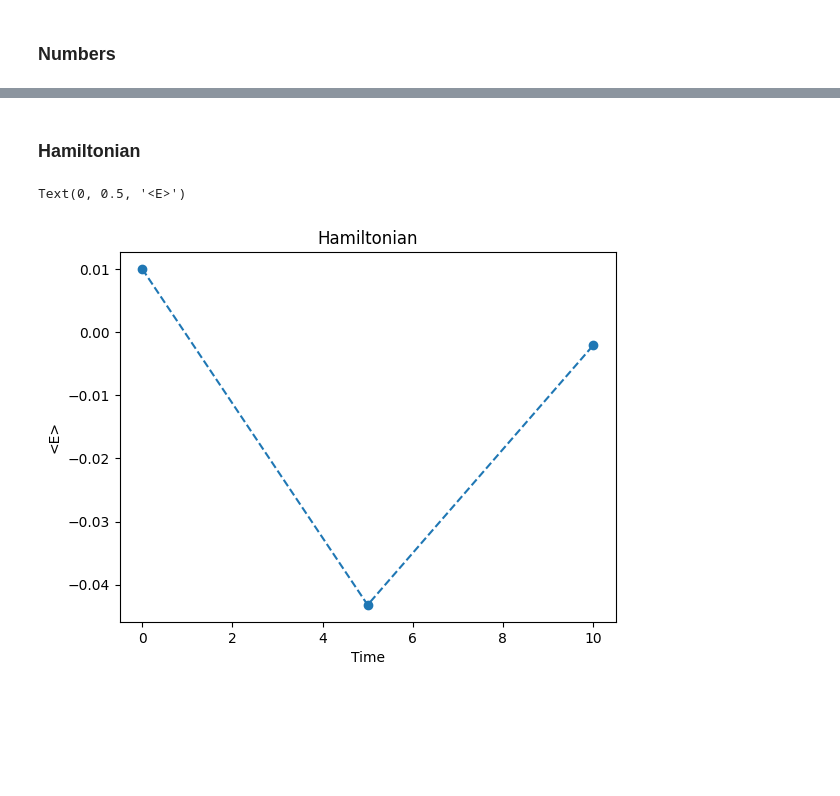
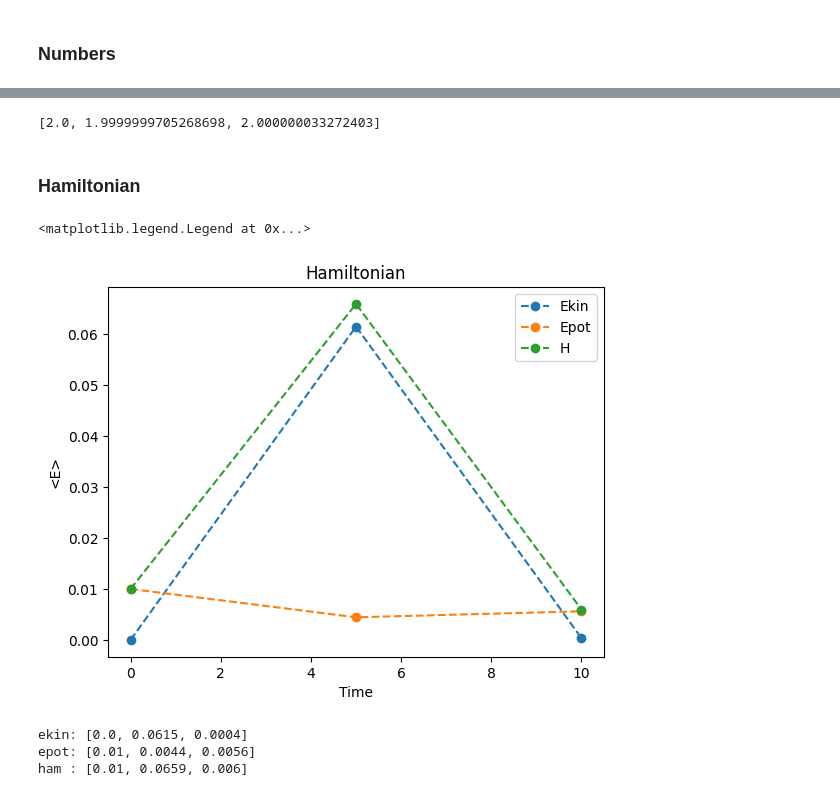
Before and after one commit to rodolfocarobene/qudit_simulations, a Jupyter notebook: notebooks/tv_model.ipynb, the cells around one changed output, grey strips where cells are left out. Cells and saved outputs as stored; diff of their text form; code cells hidden in the pictures; blank space fills up the shorter version.

```diff
--- a/notebooks/tv_model.ipynb
+++ b/notebooks/tv_model.ipynb
@@ -114,8 +128,7 @@ def evolve(qudits, temps, initial=None, T=1, V=0, exact=False, shots=10):
         initial = []
 
     if len(temps) > 1:
-        if V != 0:
-            evolution_number = evolve_gate(DoubleNumberGate)(C = V, t = temps[1]-temps[0])
+        evolution_number = evolve_gate(DoubleNumberGate)(C=V, t = temps[1]-temps[0])
         evolution_horizontal_hop = evolve_gate(HopXGate)(C=T, t = temps[1]-temps[0])
         evolution_vertical_hop = evolve_gate(HopYGate)(C=T, t = temps[1]-temps[0])
 
@@ -258,10 +327,9 @@ initial_circuit = [
     #Project_Constraint()(qudits[1][2], qudits[1][3], qudits[0][3], qudits[0][2]),
     #Project_Constraint()(qudits[0][3], qudits[0][0], qudits[0][1], qudits[1][3]),
 
-    #AddPair()(qudits[0][0], qudits[0][1]),
-    #AddPair()(qudits[0][2], qudits[0][3]),
-    AddPair()(qudits[1][0], qudits[1][1]),
-    #AddPair()(qudits[1][2], qudits[1][3]),
+    AddPair()(qudits[0][0], qudits[0][1]),
+    #Hopx()(qudits[0][1], qudits[0][2]),
+    #AddCoupledPair()(qudits[0][1], qudits[0][0], qudits[0][2]),
 
 ]
 
@@ -383,3 +466,8 @@ plt.legend()
+# %%
+x_sum = [sum(values[idx] for values in num_evol_res.values()) for idx in range(len(num_evol_res['0']))]
+x_sum
+# %% [output]
+[2.0, 1.9999999705268698, 2.000000033272403]
 # %% [markdown]
 ### Hamiltonian
 # %%
@@ -394,39 +482,57 @@ for row in range(rows):
         if col != cols - 1:
             x_hop_couples.append([qudits[row][col], qudits[row][col+1]])
 
 
-hamiltonian_results = []
+ekin = []
+epot = []
 
 for state in results:
-    ham = 0
+    ham_k = 0
+    ham_p = 0
 
     # number term
     couples = x_hop_couples + y_hop_couples
     for couple in couples:
         n = 0.5 * (sy_id - sy_gamma_5)
         operator = V * double_number_matrix
         val = expectation_value(state[1], couple, operator)
-        ham += val
+        ham_p += val
 
     # x_hop term
     for couple in x_hop_couples:
         operator = T * x_hop_matrix
         val = expectation_value(state[1], couple, operator)
-        ham += val
+        ham_k += val
 
     # y_hop term
     for couple in y_hop_couples:
         operator = T * y_hop_matrix
         val = expectation_value(state[1], couple, operator)
-        ham += val
+        ham_k += val
 
-    hamiltonian_results.append(ham)
+    ekin.append(ham_k)
+    epot.append(ham_p)
 
-plt.plot(temps, hamiltonian_results, "o--",)
+plt.plot(temps, ekin, "o--", label="Ekin")
+plt.plot(temps, epot, "o--", label="Epot")
+
+ham = [ekin[i] + ep for i, ep in enumerate(epot)]
+plt.plot(temps, ham, "o--", label="H")
 
 plt.title("Hamiltonian")
 plt.xlabel("Time")
 plt.ylabel("<E>")
+plt.legend()
 # %% [output]
-Text(0, 0.5, '<E>')
+<matplotlib.legend.Legend at 0x...>
-[figure, old version]
+[figure, new version]
+# %%
+lista = [ekin, epot, ham]
+listan = ["ekin", "epot", "ham "]
+for idx, el in enumerate(lista):
+    d = [np.round(i, 4) for i in el]
+    print(f"{listan[idx]}: {d}")
+# %% [output]
+ekin: [0.0, 0.0615, 0.0004]
+epot: [0.01, 0.0044, 0.0056]
+ham : [0.01, 0.0659, 0.006]
```
Also changed, not shown: parts of 14 cells of this notebook, 1 other file.
